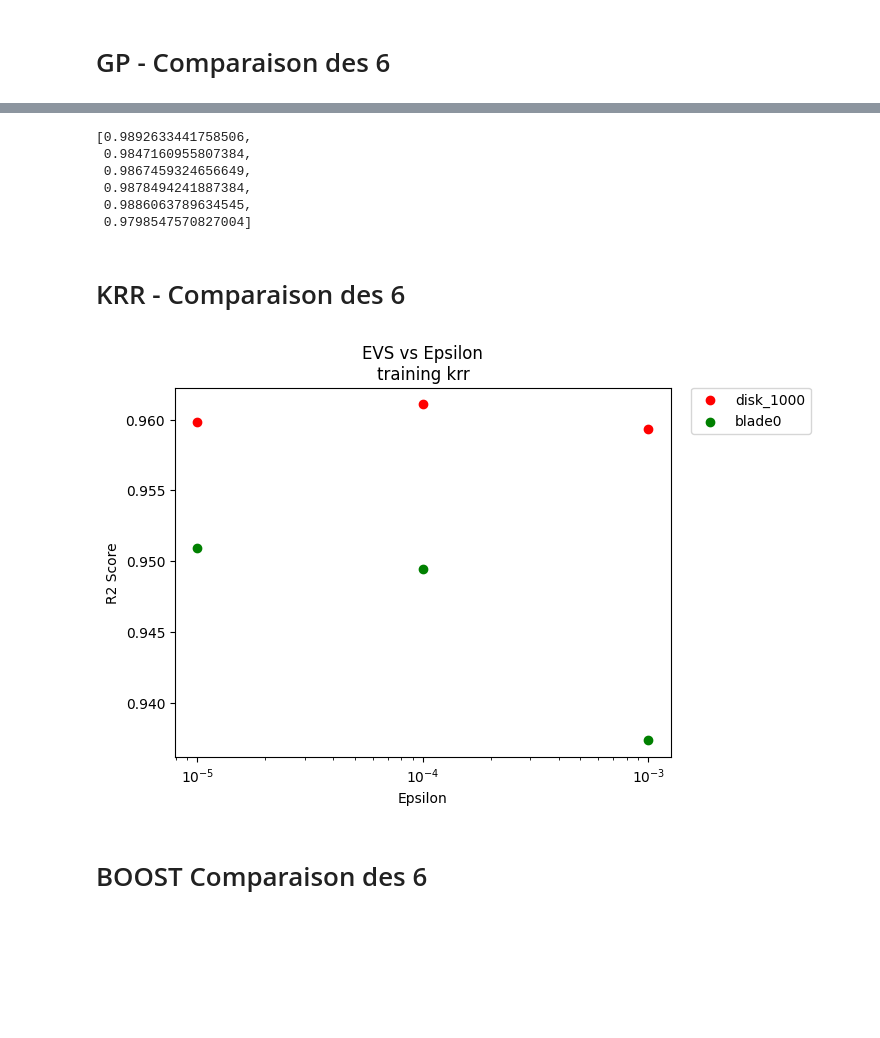
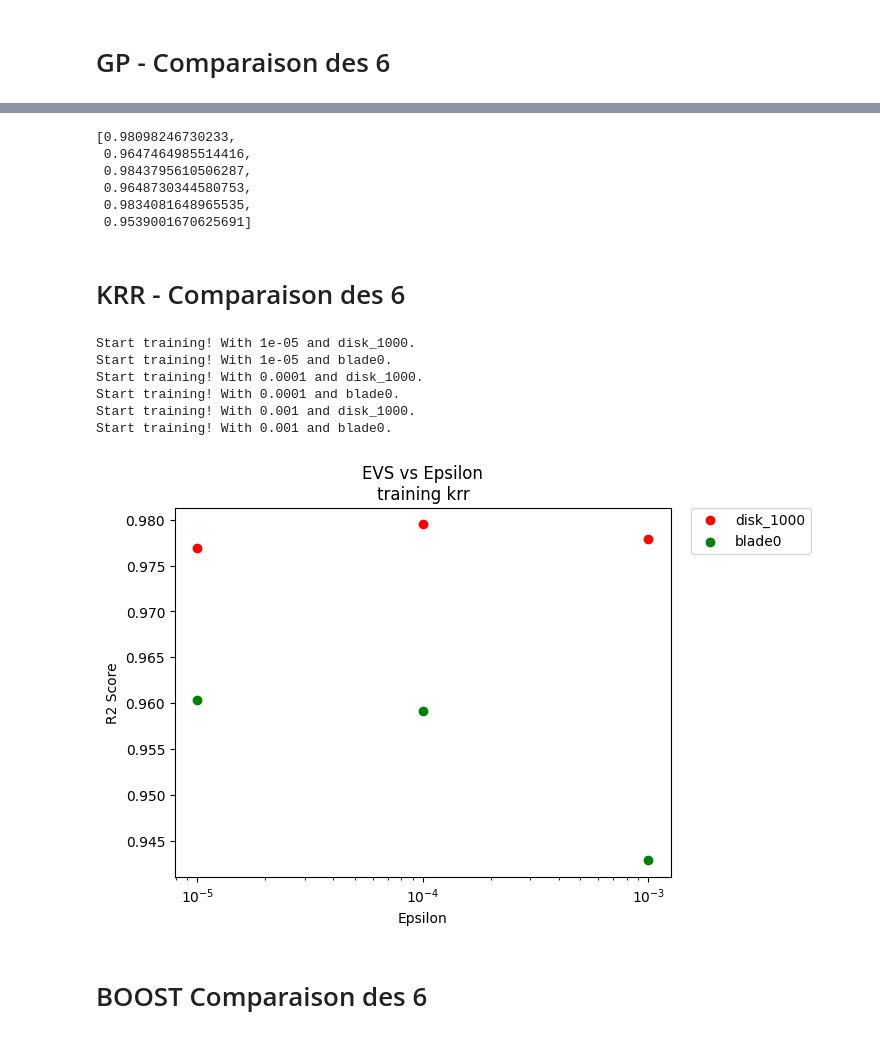
Before and after one commit to Lui5ito/GraduationProject, a Jupyter notebook: Experimental Part/another.ipynb, the cells around one changed output, grey strips where cells are left out. Saved outputs shown, nothing was run; the diff lists cells and outputs as text; code cells hidden in the pictures; blank space fills up the shorter version.

```diff
--- a/Experimental Part/another.ipynb
+++ b/Experimental Part/another.ipynb
@@ -361,7 +361,7 @@ for epsilon in epsilons:
         kernel_product = kernel_sinkhorn.prod(kernel_scalars, name='productKernel')
         kmodel = GPRegression(X_train_, y_train[:, 0:1], kernel_product)
         print(f"Start GP training! With {epsilon} and {measure}.")
-        kmodel.optimize_restarts(num_restarts = 2, messages = False, max_iters = 5000)
+        kmodel.optimize_restarts(num_restarts = 10, messages = False, max_iters = 5000)
 
         # predict
         y_pred, _ = kmodel.predict(X_test_)
@@ -381,7 +381,7 @@ plt.xlabel('Epsilon')
 plt.ylabel('R2 Score')
 plt.title('R2 Score vs Epsilon\ntraining gp')
 plt.legend(bbox_to_anchor=(1.04, 1), borderaxespad=0)
-plt.savefig(f"gp_allepsilon_allref.png", bbox_inches = "tight", format = "png")
+plt.savefig(f"Images/gp_allepsilon_allref.png", bbox_inches = "tight", format = "png")
 plt.show()
 # %% [output]
 Start GP training! With 1e-05 and disk_1000.
@@ -406,12 +454,12 @@ Optimization restart 2/2, f = 1280.0804940251987
 # %%
 r2_scores_gp
 # %% [output]
-[0.9892633441758506,
- 0.9847160955807384,
- 0.9867459324656649,
- 0.9878494241887384,
- 0.9886063789634545,
- 0.9798547570827004]
+[0.98098246730233,
+ 0.9647464985514416,
+ 0.9843795610506287,
+ 0.9648730344580753,
+ 0.9834081648965535,
+ 0.9539001670625691]
 # %% [markdown]
 # KRR - Comparaison des 6
 # %%
@@ -426,7 +474,7 @@ from sklearn.decomposition import PCA
 from sklearn.metrics import r2_score
 from sklearn.preprocessing import StandardScaler
 
-krr_param_grid = {'alpha': [0.01, 1, 10], 'gamma': [10, 100], 'gamma1': [0.1, 1, 10], 'gamma2': [1, 10]}
+krr_param_grid = {'alpha': [0.001, 0.01, 0.1, 1, 10], 'gamma': [1, 10, 100, 1000], 'gamma1': [0.1, 1, 10, 100], 'gamma2': [0.1, 1, 10, 100]}
 epsilon_values = []
 measurement_labels = []
 r2_scores_krr = []
@@ -436,6 +484,7 @@ ref = ["disk_1000", "blade0"]
 
 for epsilon in epsilons:
     for measure in ref:
+        print(f"Start training! With {epsilon} and {measure}.")
 
         # load training data
         x_scalars, y_train = importing.scalars(ids = train1000, test = False)
@@ -508,35 +557,41 @@ for epsilon in epsilons:
         X_test_pca = pca.transform(potentials_test)
         X_test = np.concatenate([x_scalars, X_test_pca], axis=1)
         X_test_ = scaler.transform(X_test)
 
         sinkhorn_test = X_test_[: , 2:]
         scalars_test = X_test_[: , 0:2]
 
         kernel_matrix_sinkhorn_val = kernel_sinkhorn(sinkhorn_test, sinkhorn_train)
         kernel_matrix_scalars_val = kernel_scalars(scalars_test, scalars_train)
         k_test = kernel_matrix_sinkhorn_val * kernel_matrix_scalars_val
 
         y_pred = krr.predict(X = k_test)
         q2 = r2_score(y_test[:, 0:1], y_pred)
 
         epsilon_values.append(epsilon)
         measurement_labels.append(measure)
         r2_scores_krr.append(q2)
 
 colors = ['red', 'green', 'blue']
 for i, measure in enumerate(ref):
     indices = [j for j, label in enumerate(measurement_labels) if label == measure]
     plt.scatter([epsilon_values[j] for j in indices], [r2_scores_krr[j] for j in indices], color=colors[i], label=measure)
 
 plt.xscale('log')
 plt.xlabel('Epsilon')
 plt.ylabel('R2 Score')
 plt.title('EVS vs Epsilon\ntraining krr')
 plt.legend(bbox_to_anchor=(1.04, 1), borderaxespad=0)
-plt.savefig(f"krr_allepsilon_allref.png", bbox_inches="tight", format = "png")
+plt.savefig(f"Images/krr_allepsilon_allref.png", bbox_inches="tight", format = "png")
 plt.show()
 # %% [output]
+Start training! With 1e-05 and disk_1000.
+Start training! With 1e-05 and blade0.
+Start training! With 0.0001 and disk_1000.
+Start training! With 0.0001 and blade0.
+Start training! With 0.001 and disk_1000.
+Start training! With 0.001 and blade0.
-[figure, old version]
+[figure, new version]
 # %% [markdown]
 # BOOST Comparaison des 6
 # %%
```
Also changed, not shown: parts of 2 cells of this notebook, 3 other files.
